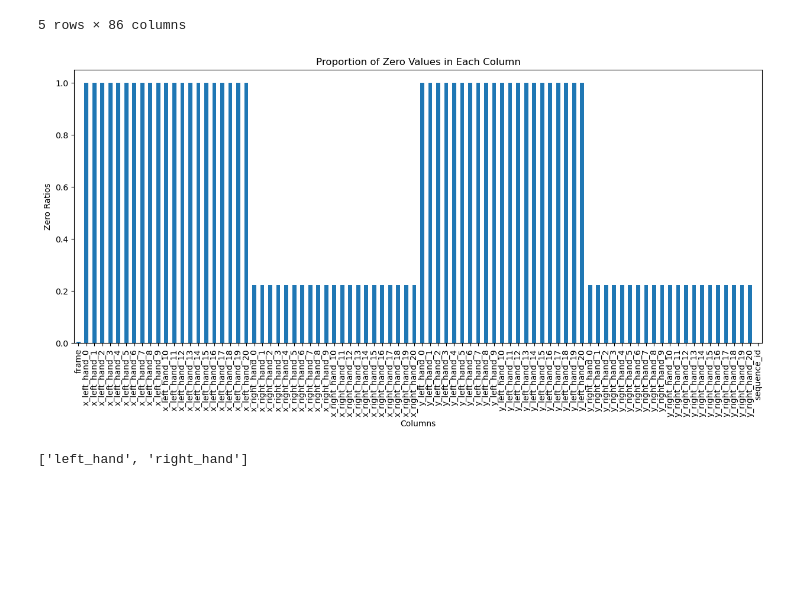
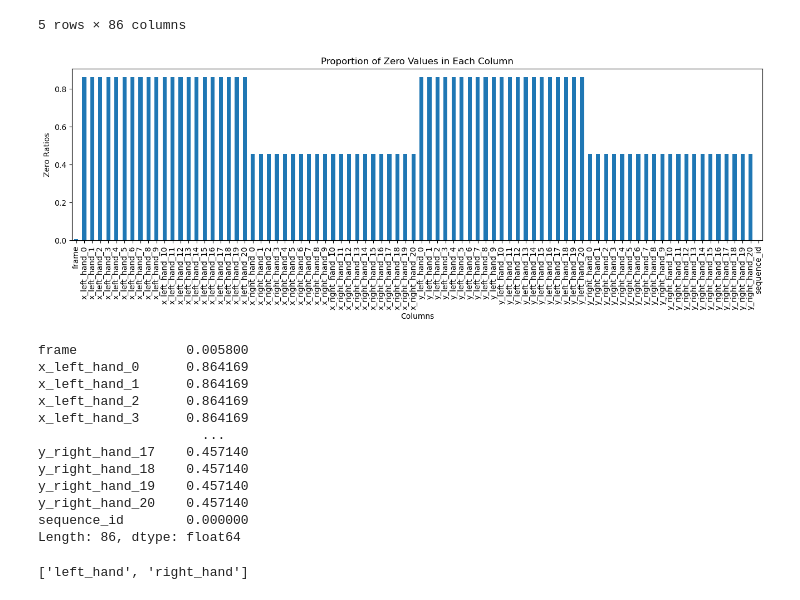
Before and after one commit to Nekoiii/Kaggle_notebook, a Jupyter notebook: sign-language-fingerspelling-recognition-2.ipynb, the cells around one changed output. Cells and saved outputs as stored; diff of their text form; code cells hidden in the pictures; blank space fills up the shorter version.

```diff
--- a/sign-language-fingerspelling-recognition-2.ipynb
+++ b/sign-language-fingerspelling-recognition-2.ipynb
@@ -23,7 +23,7 @@ from scipy.stats import skew, kurtosis
 DEBUG = True
 # %%
 train_path=f'{base_path}/train.csv'
-train = pd.read_csv(train_path).head(10) if DEBUG else pd.read_csv(file_path)
+train = pd.read_csv(train_path).head(50) if DEBUG else pd.read_csv(file_path)
 train
 # %% [output]
 |  | path | file_id | sequence_id | participant_id | phrase |
@@ -129,14 +135,14 @@ def process_landmarks(file_path,sequence_id, debug=False):
 #     print(landmarks)
 #     return
 
-    hand_columns_without_z = [col for col in landmarks.columns if ('left_hand' in col or 'right_hand' in col) and not col.startswith('z_')]
-    landmarks = landmarks[['frame']+hand_columns_without_z]
+    hand_cols_without_z = [col for col in landmarks.columns if ('left_hand' in col or 'right_hand' in col) and not col.startswith('z_')]
+    landmarks = landmarks[['frame']+hand_cols_without_z]
 
     landmarks['sequence_id'] = sequence_id
 
     # Deal with NaN  (*problem: not sure which way to fill NaN is better)
-    coordinate_columns = [col for col in landmarks.columns if col.startswith(('x_', 'y_'))]
-    landmarks.loc[:, coordinate_columns] = landmarks[coordinate_columns].fillna(0.0)
+    coordinate_cols = [col for col in landmarks.columns if col.startswith(('x_', 'y_'))]
+    landmarks.loc[:, coordinate_cols] = landmarks[coordinate_cols].fillna(0.0)
 
     # Others..unfinished....
     # ...
@@ -165,16 +171,33 @@ all_processed_landmarks.head()
 | 4 | 4 | 0.0 | 0.0 | 0.0 | 0.0 | 0.0 | 0.0 | ... |
 5 rows × 86 columns
 # %%
-zero_ratios = (all_processed_landmarks == 0).mean()
+def zero_ratios_each_col(dataframe,IF_PLT=False):
+    zero_ratios = (dataframe == 0).mean()
 
-plt.figure(figsize=(15, 6))
-zero_ratios.plot(kind='bar')
+    if IF_PLT:
+        plt.figure(figsize=(16, 4))
+        zero_ratios.plot(kind='bar')
+        plt.xlabel('Columns')
+        plt.ylabel('Zero Ratios')
+        plt.title('Proportion of Zero Values in Each Column')
+        plt.show()
 
-plt.xlabel('Columns')
-plt.ylabel('Zero Ratios')
-plt.title('Proportion of Zero Values in Each Column')
-plt.show()
+    return zero_ratios
+
+zero_ratios_each_col(all_processed_landmarks,True)
 # %% [output]
-[figure, old version]
+[figure, new version]
+frame              0.005800
+x_left_hand_0      0.864169
+x_left_hand_1      0.864169
+x_left_hand_2      0.864169
+x_left_hand_3      0.864169
+                     ...
+y_right_hand_17    0.457140
+y_right_hand_18    0.457140
+y_right_hand_19    0.457140
+y_right_hand_20    0.457140
+sequence_id        0.000000
+Length: 86, dtype: float64
 # %%
 # Get all kind of body part in landmarks
```
Also changed, not shown: parts of 20 cells of this notebook.
